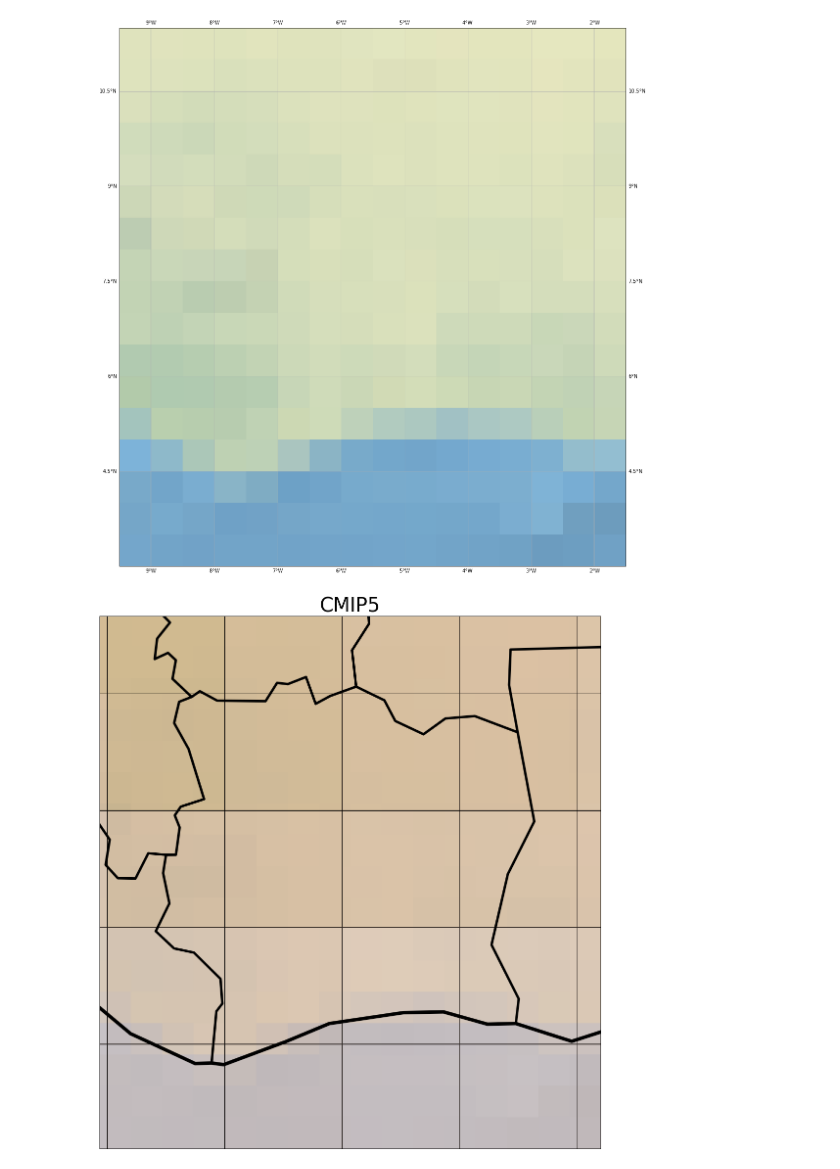
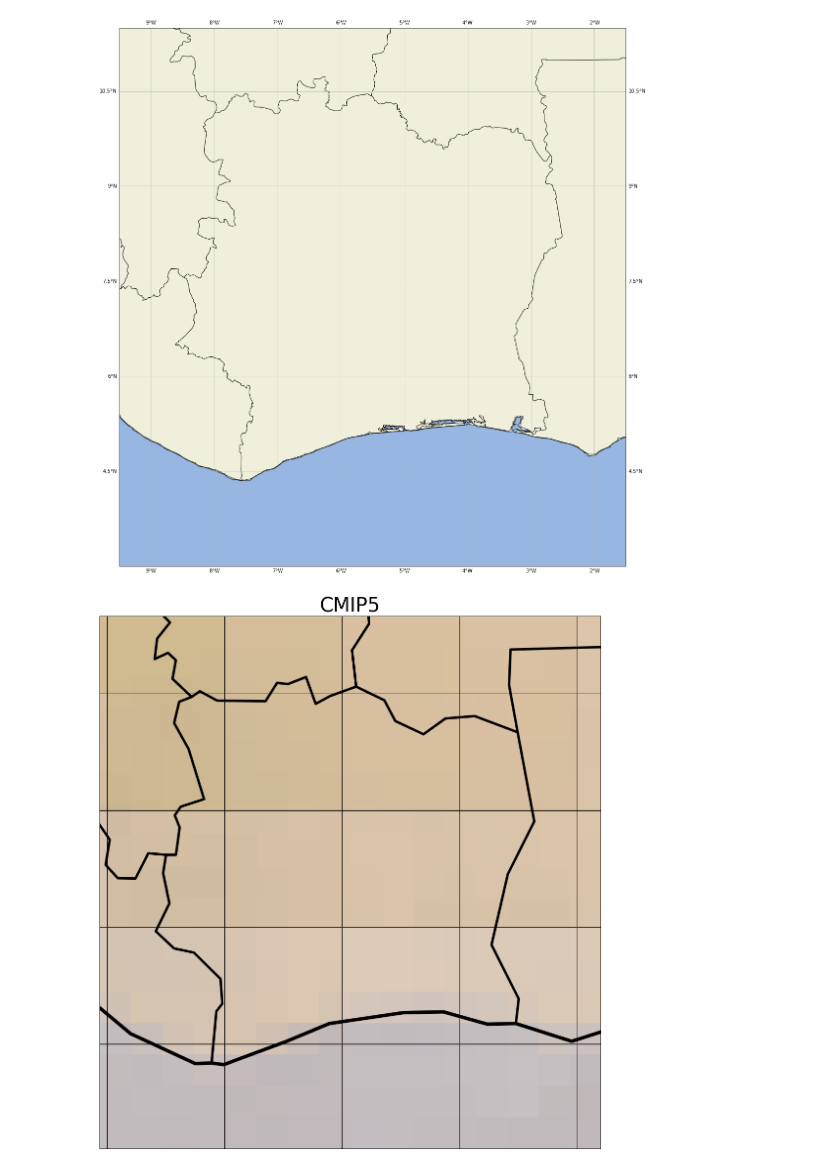
Before and after one commit to nilshempelmann/climdatatutorial, a Jupyter notebook: notebooks/CMIP_resolution.ipynb, the cells around one changed output. Cells and saved outputs as stored; diff of their text form; code cells hidden in the pictures.

```diff
--- a/notebooks/CMIP_resolution.ipynb
+++ b/notebooks/CMIP_resolution.ipynb
@@ -13,40 +13,41 @@ cmap='gist_earth_r'
 extent=(-9.5,-1.5,11.5,3)
 linewidth=0.001
 # %%
-land_110m = cfeature.NaturalEarthFeature('physical', 'land', '110m', # Valid scales are "110m", "50m", and "10m".
+land_50m = cfeature.NaturalEarthFeature('physical', 'land', '50m', # Valid scales are "110m", "50m", and "10m".
                                         edgecolor='k',
                                         facecolor=cfeature.COLORS['land'])
 # %%
 fig = plt.figure( figsize=(20,20 ), facecolor='w', edgecolor='k')
 
 # fig.tight_layout()
 ax = plt.axes(projection=ccrs.PlateCarree())
 
 ax.set_extent(extent)
 # ax.add_feature(cfeature.BORDERS, linewidth=5, )
 
-# ax.add_feature(land_110m)
+ax.add_feature(land_50m)
 # ax.add_feature(cfeature.LAKES)
-# ax.add_feature(cfeature.OCEAN)
-# ax.add_feature(cfeature.BORDERS)
-# ax.add_feature(cfeature.COASTLINE)
+ax.add_feature(cfeature.OCEAN)
+ax.add_feature(cfeature.BORDERS)
+ax.add_feature(cfeature.COASTLINE)
 # ax.add_feature(cfeature.RIVERS)
 
 #     ax.coastlines(resolution='50m')
 #     ax.lakes()# add_feature(cfeature.LAKES)
 #     ax.add_feature(cfeature.RIVERS)
 ax.gridlines(draw_labels=True)
-ax.stock_img()
+# ax.stock_img()
+# ax.background_img(name='BM', resolution='low')
 # ax.bluemarble()
 ax.xaxis.set_ticks_position('bottom')
 ax.yaxis.set_ticks_position('left')
 
 
 plt.savefig(fname='./map.png')
 
 plt.show()
 # %% [output]
-[figure, old version]
+[figure, new version]
 # %%
 # Show different spatial resolutions
 
```
Also changed, not shown: 1 other file.
